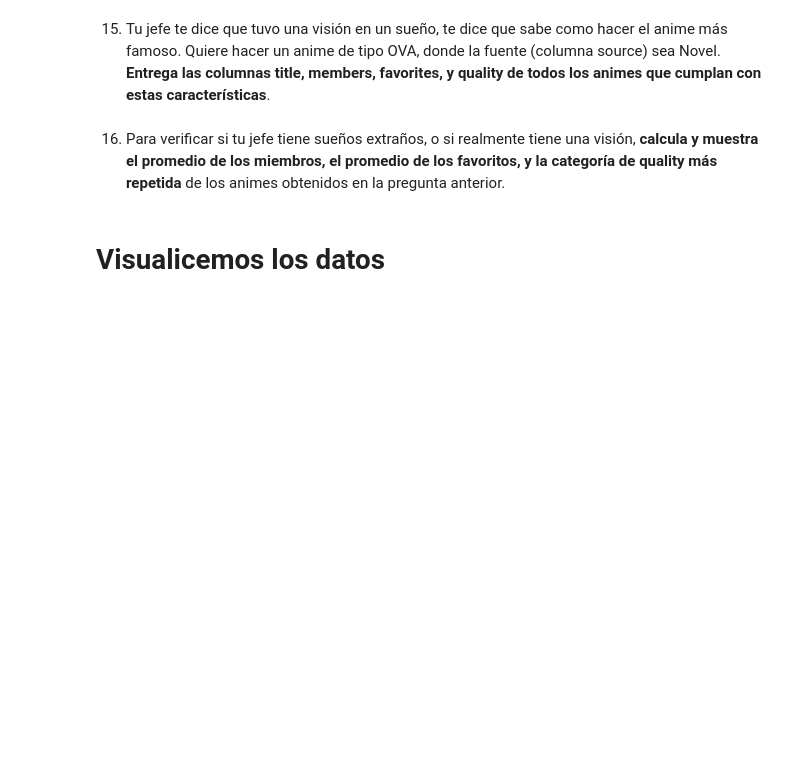
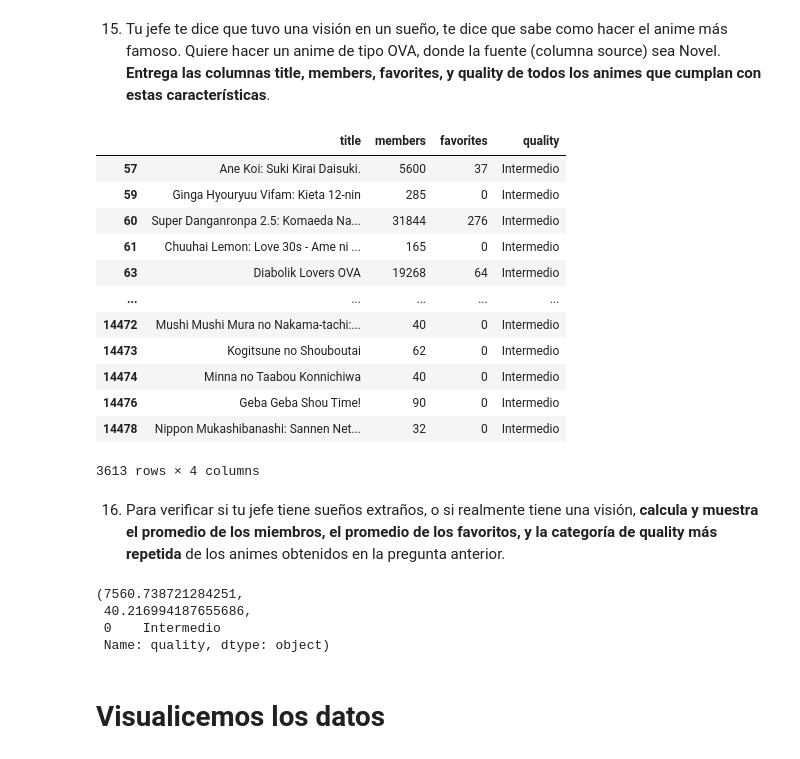
Before and after one commit to astromai/Laboratorios-Mineria-de-Datos-CC5205, a Jupyter notebook: NahuelW_TomásU_Lab_1.ipynb, the cells around one changed output. Saved outputs shown, nothing was run; the diff lists cells and outputs as text; code cells hidden in the pictures; blank space fills up the shorter version.

```diff
--- a/NahuelW_TomásU_Lab_1.ipynb
+++ b/NahuelW_TomásU_Lab_1.ipynb
@@ -317,7 +349,32 @@ df_stats[df_stats["score"] > 9.0]
 # %% [markdown]
 15. Tu jefe te dice que tuvo una visión en un sueño, te dice que sabe como hacer el anime más famoso. Quiere hacer un anime de tipo OVA, donde la fuente (columna source) sea Novel. **Entrega las columnas title, members, favorites, y quality de todos los animes que cumplan con estas características**.
+# %%
+df_merge = pd.merge(df_anime, df_stats, on='title')
+df_jefe = df_merge[df_merge['type'] == 'OVA'][['title','members', 'favorites', 'quality']]
+df_jefe
+# %% [output]
+|  | title | members | favorites | quality |
+| 57 | Ane Koi: Suki Kirai Daisuki. | 5600 | 37 | Intermedio |
+| 59 | Ginga Hyouryuu Vifam: Kieta 12-nin | 285 | 0 | Intermedio |
+| 60 | Super Danganronpa 2.5: Komaeda Na... | 31844 | 276 | Intermedio |
+| 61 | Chuuhai Lemon: Love 30s - Ame ni ... | 165 | 0 | Intermedio |
+| 63 | Diabolik Lovers OVA | 19268 | 64 | Intermedio |
+| ... | ... | ... | ... | ... |
+| 14472 | Mushi Mushi Mura no Nakama-tachi:... | 40 | 0 | Intermedio |
+| 14473 | Kogitsune no Shouboutai | 62 | 0 | Intermedio |
+| 14474 | Minna no Taabou Konnichiwa | 40 | 0 | Intermedio |
+| 14476 | Geba Geba Shou Time! | 90 | 0 | Intermedio |
+| 14478 | Nippon Mukashibanashi: Sannen Net... | 32 | 0 | Intermedio |
+3613 rows × 4 columns
 # %% [markdown]
 16. Para verificar si tu jefe tiene sueños extraños, o si realmente tiene una visión, **calcula y muestra el promedio de los miembros, el promedio de los favoritos, y la categoría de quality más repetida** de los animes obtenidos en la pregunta anterior.
+# %%
+df_jefe['members'].mean(), df_jefe['favorites'].mean(), df_jefe['quality'].mode()
+# %% [output]
+(7560.738721284251,
+ 40.216994187655686,
+ 0    Intermedio
+ Name: quality, dtype: object)
 # %% [markdown]
 # Visualicemos los datos
 # %% [markdown]
```
Also changed, not shown: parts of 4 cells of this notebook.
